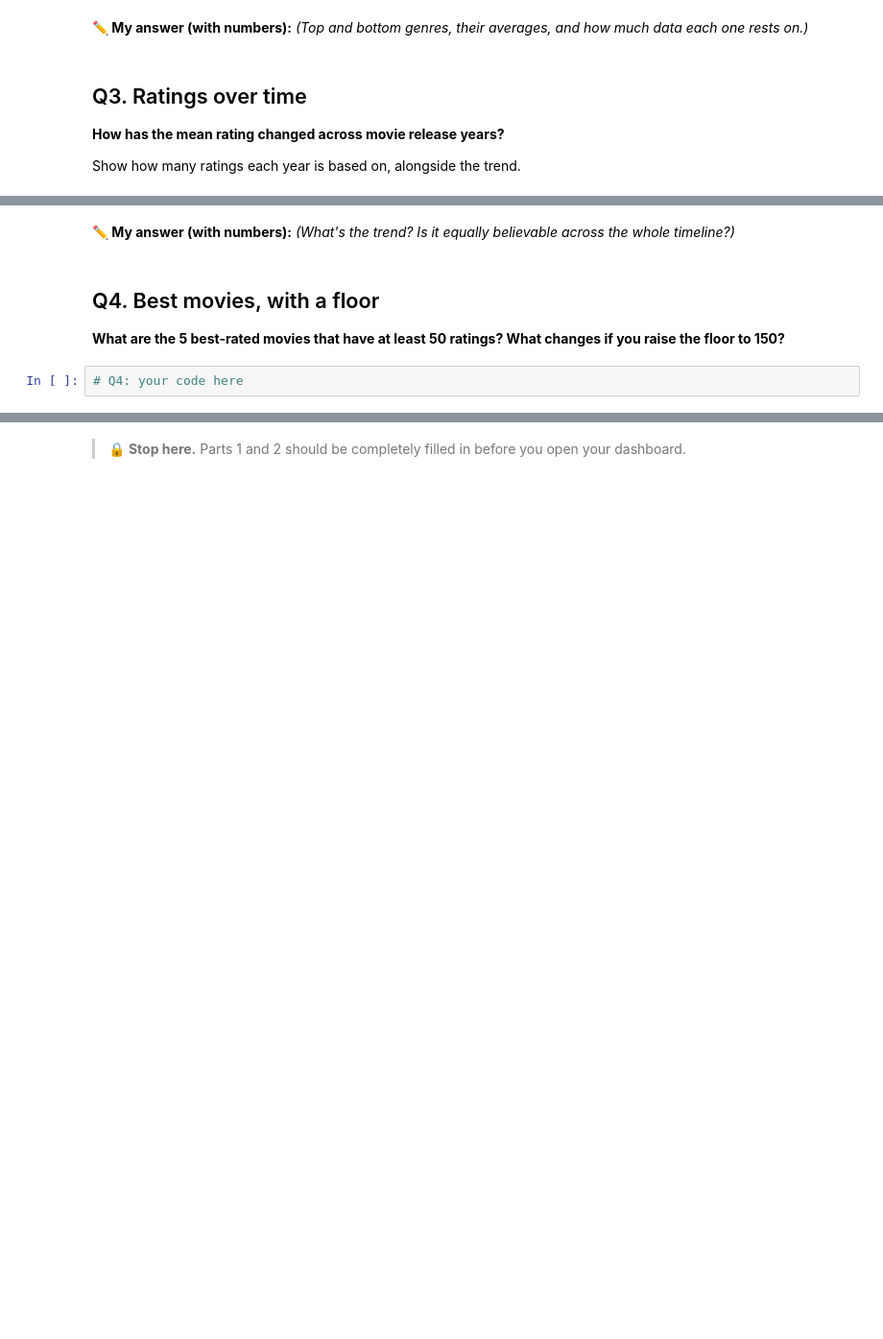
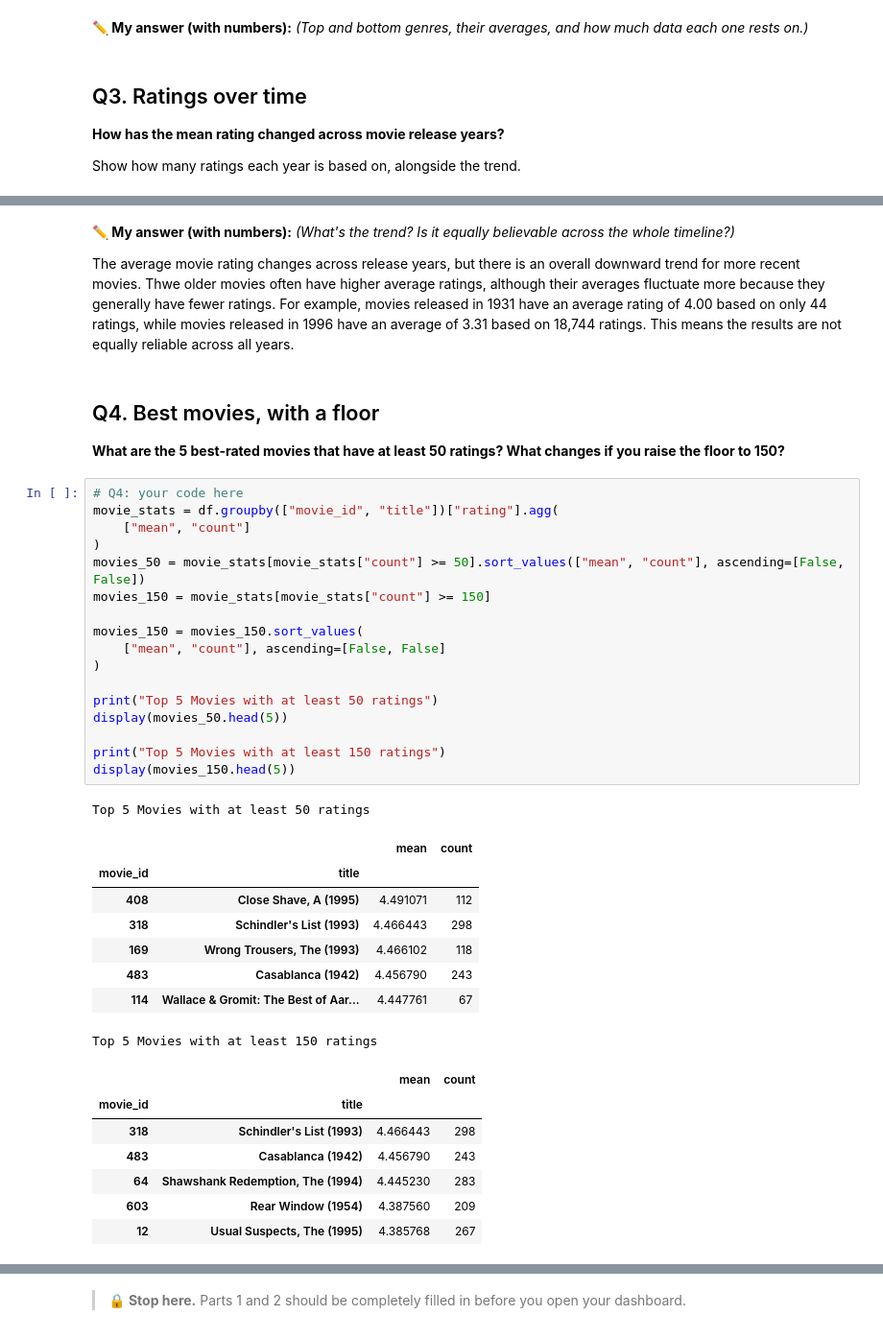
Before and after one commit to CUNYTechPrep/ds-fall-2026, a Jupyter notebook: Week-06-EDA-and-Dashboards/exercise/Abel_Tapia_Week_06_excercise.ipynb, the cells around one changed output, grey strips where cells are left out. Shown at 96% size. Drawn from its saved outputs; the diff is of its cells as text; blank space fills up the shorter version.

```diff
--- a/Week-06-EDA-and-Dashboards/exercise/Abel_Tapia_Week_06_excercise.ipynb
+++ b/Week-06-EDA-and-Dashboards/exercise/Abel_Tapia_Week_06_excercise.ipynb
@@ -148,10 +270,44 @@ Show how many ratings each year is based on, alongside the trend.
 # %% [markdown]
 **✏️ My answer (with numbers):** _(What's the trend? Is it equally believable across the whole timeline?)_
+
+The average movie rating changes across release years, but there is an overall downward trend for more recent movies. Thwe older movies often have higher average ratings, although their averages fluctuate more because they generally have fewer ratings. For example, movies released in 1931 have an average rating of 4.00 based on only 44 ratings, while movies released in 1996 have an average of 3.31 based on 18,744 ratings. This means the results are not equally reliable across all years.
 # %% [markdown]
 ## Q4. Best movies, with a floor
 
 **What are the 5 best-rated movies that have at least 50 ratings? What changes if you raise the floor to 150?**
 # %%
 # Q4: your code here
+movie_stats = df.groupby(["movie_id", "title"])["rating"].agg(
+    ["mean", "count"]
+)
+movies_50 = movie_stats[movie_stats["count"] >= 50].sort_values(["mean", "count"], ascending=[False, False])
+movies_150 = movie_stats[movie_stats["count"] >= 150]
+
+movies_150 = movies_150.sort_values(
+    ["mean", "count"], ascending=[False, False]
+)
+
+print("Top 5 Movies with at least 50 ratings")
+display(movies_50.head(5))
+
+print("Top 5 Movies with at least 150 ratings")
+display(movies_150.head(5))
+# %% [output]
+Top 5 Movies with at least 50 ratings
+|  |  | mean | count |
+| movie_id | title |  |  |
+| 408 | Close Shave, A (1995) | 4.491071 | 112 |
+| 318 | Schindler's List (1993) | 4.466443 | 298 |
+| 169 | Wrong Trousers, The (1993) | 4.466102 | 118 |
+| 483 | Casablanca (1942) | 4.456790 | 243 |
+| 114 | Wallace & Gromit: The Best of Aar... | 4.447761 | 67 |
+Top 5 Movies with at least 150 ratings
+|  |  | mean | count |
+| movie_id | title |  |  |
+| 318 | Schindler's List (1993) | 4.466443 | 298 |
+| 483 | Casablanca (1942) | 4.456790 | 243 |
+| 64 | Shawshank Redemption, The (1994) | 4.445230 | 283 |
+| 603 | Rear Window (1954) | 4.387560 | 209 |
+| 12 | Usual Suspects, The (1995) | 4.385768 | 267 |
 # %% [markdown]
 **✏️ My answer (with numbers):** _(Both top-5 lists. Which movies dropped out or moved in when the floor went up, and what does that say about small samples?)_
```
Also changed, not shown: parts of 11 cells of this notebook.
